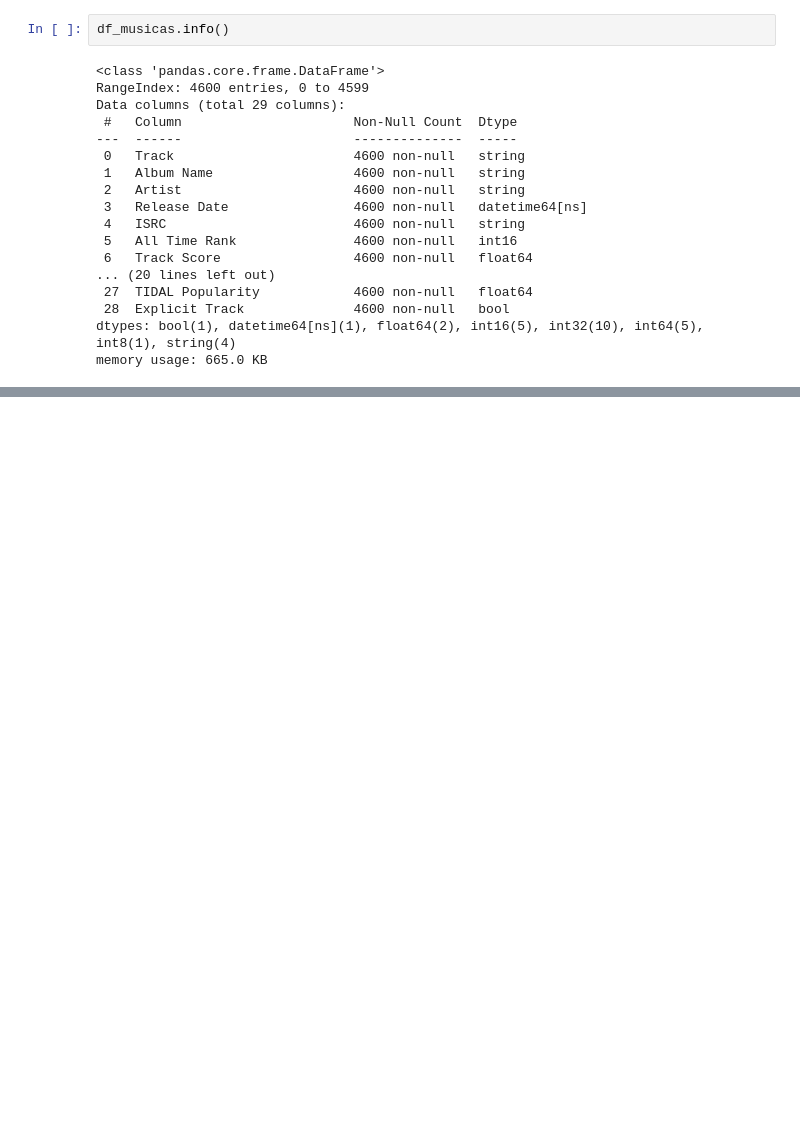
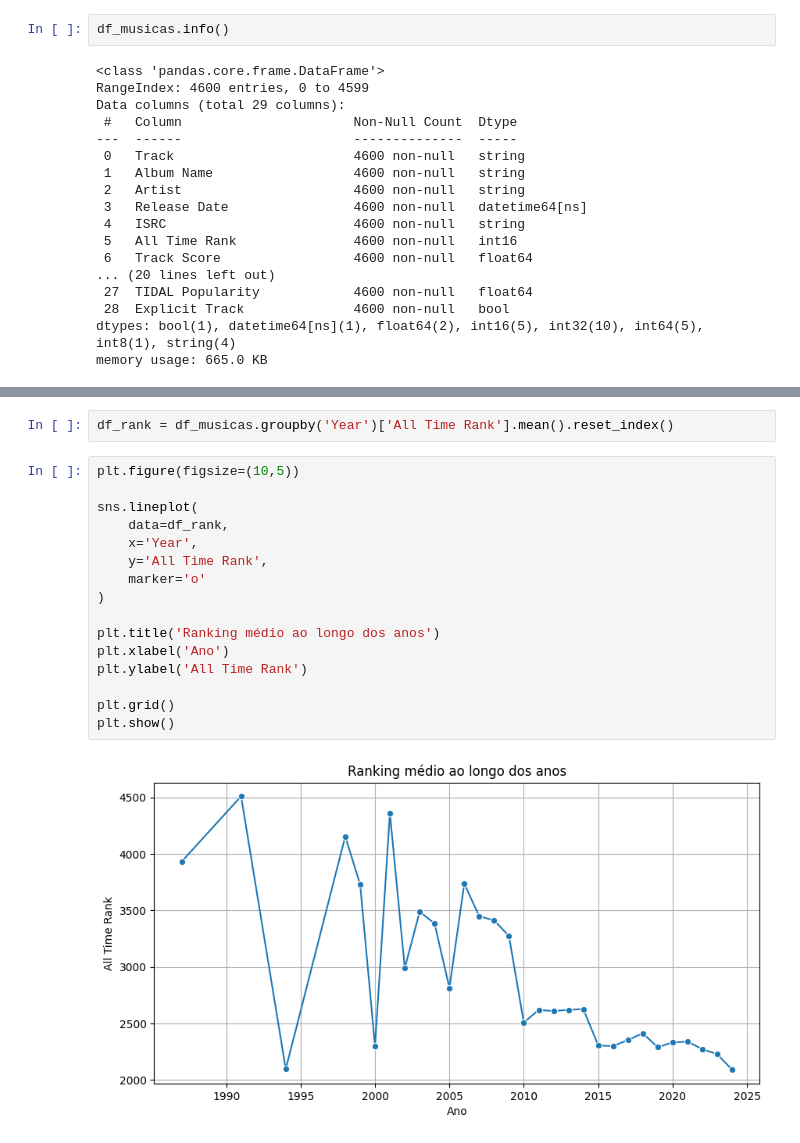
Before and after one commit to MizunoYudi/AD-Musicas-Mais-Tocadas, a Jupyter notebook: projeto.ipynb, the cells around one changed output, grey strips where cells are left out. Drawn from its saved outputs; the diff is of its cells as text; blank space fills up the shorter version.

```diff
--- a/projeto.ipynb
+++ b/projeto.ipynb
@@ -579,0 +835,20 @@ memory usage: 665.0 KB
+# %%
+df_rank = df_musicas.groupby('Year')['All Time Rank'].mean().reset_index()
+# %%
+plt.figure(figsize=(10,5))
+
+sns.lineplot(
+    data=df_rank,
+    x='Year',
+    y='All Time Rank',
+    marker='o'
+)
+
+plt.title('Ranking médio ao longo dos anos')
+plt.xlabel('Ano')
+plt.ylabel('All Time Rank')
+
+plt.grid()
+plt.show()
+# %% [output]
+[figure, added]
```
Also changed, not shown: parts of 32 cells of this notebook.
